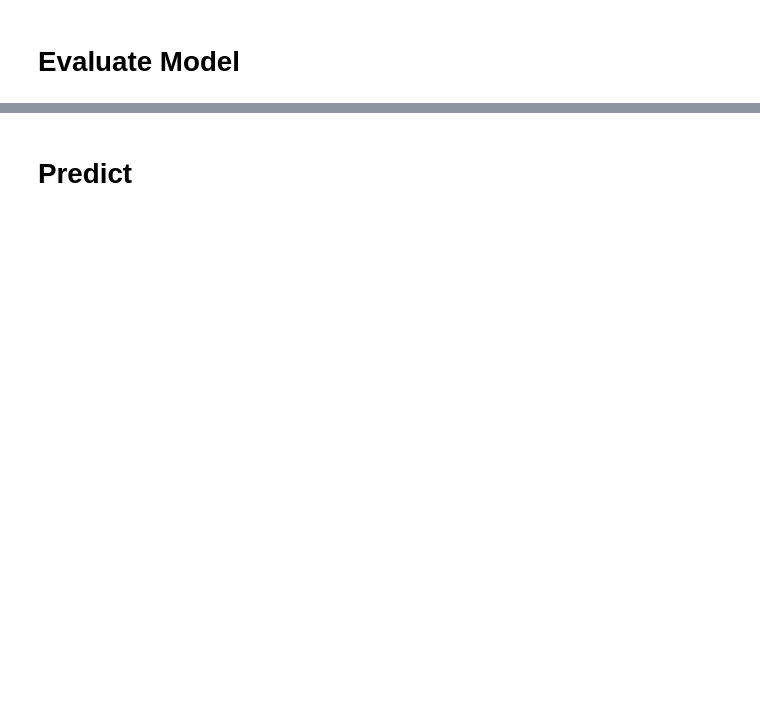
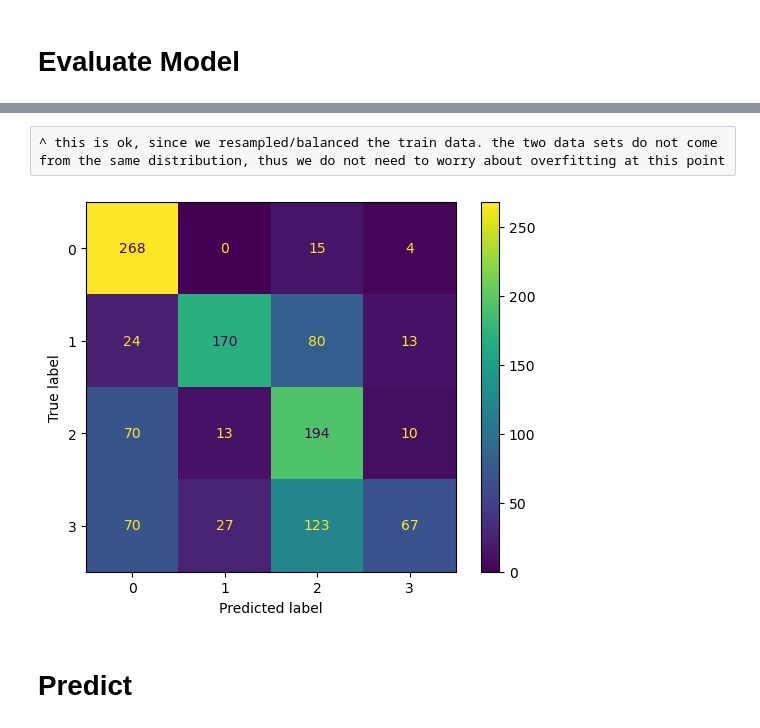
Before and after one commit to ChristopherKotthoff/AML_Task2, a Jupyter notebook: heinrich.ipynb, the cells around one changed output, grey strips where cells are left out. Cells and saved outputs as stored; diff of their text form; code cells hidden in the pictures; blank space fills up the shorter version.

```diff
--- a/heinrich.ipynb
+++ b/heinrich.ipynb
@@ -41,3 +41,11 @@ val losses
+# %% [raw]
+^ this is ok, since we resampled/balanced the train data. the two data sets do not come from the same distribution, thus we do not need to worry about overfitting at this point
+# %%
+from olin_utils import confMat
+#np.transpose( data[ "y_train" ])
+_ = confMat( data[ "y_val_hat" ], np.transpose( data[ "y_val" ])[ 0 ], visualize = True )
+# %% [output]
+[figure, added]
 # %% [markdown]
 # Predict
 # %%
```
Also changed, not shown: parts of 4 cells of this notebook, 3 other files.
